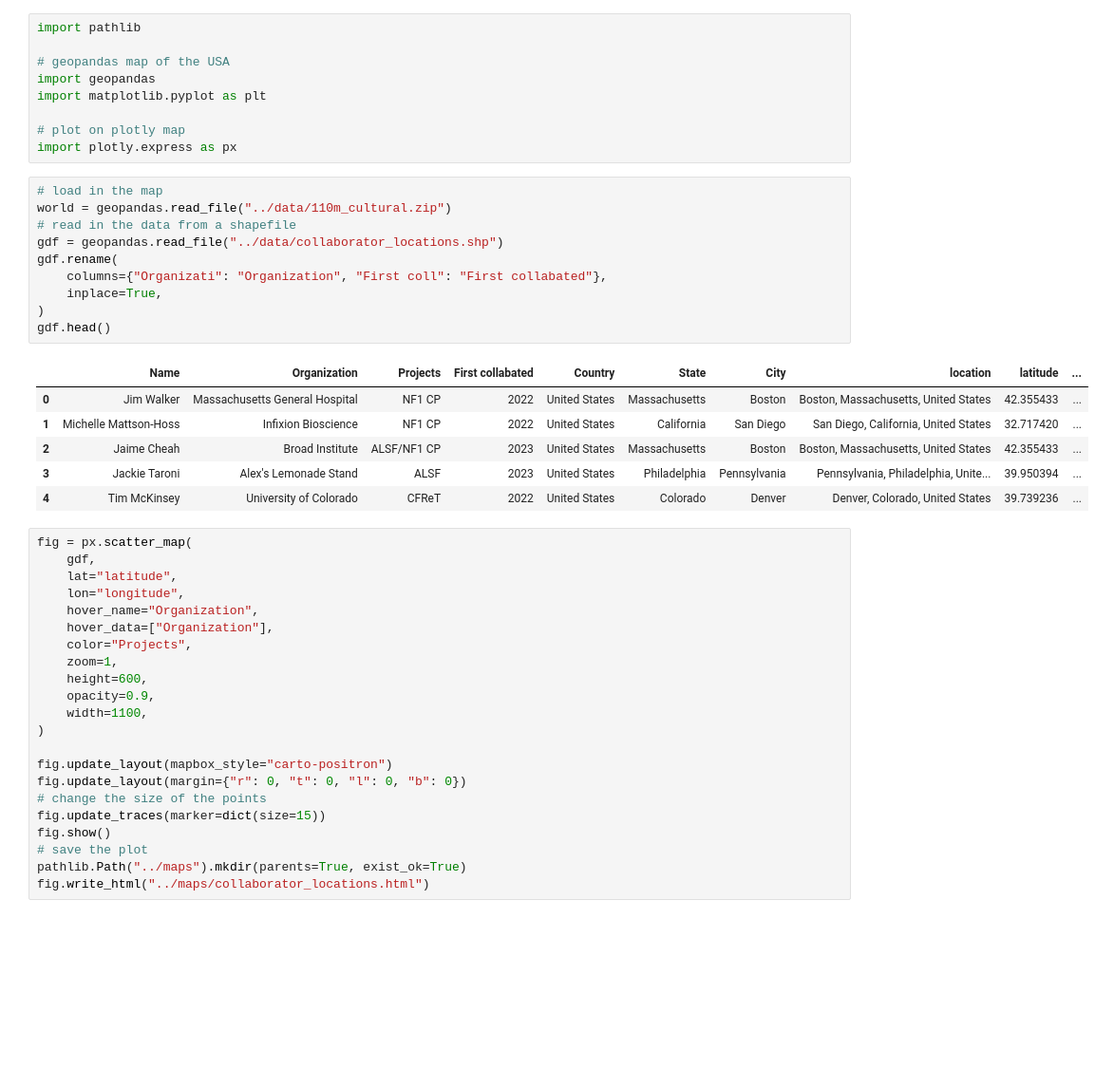
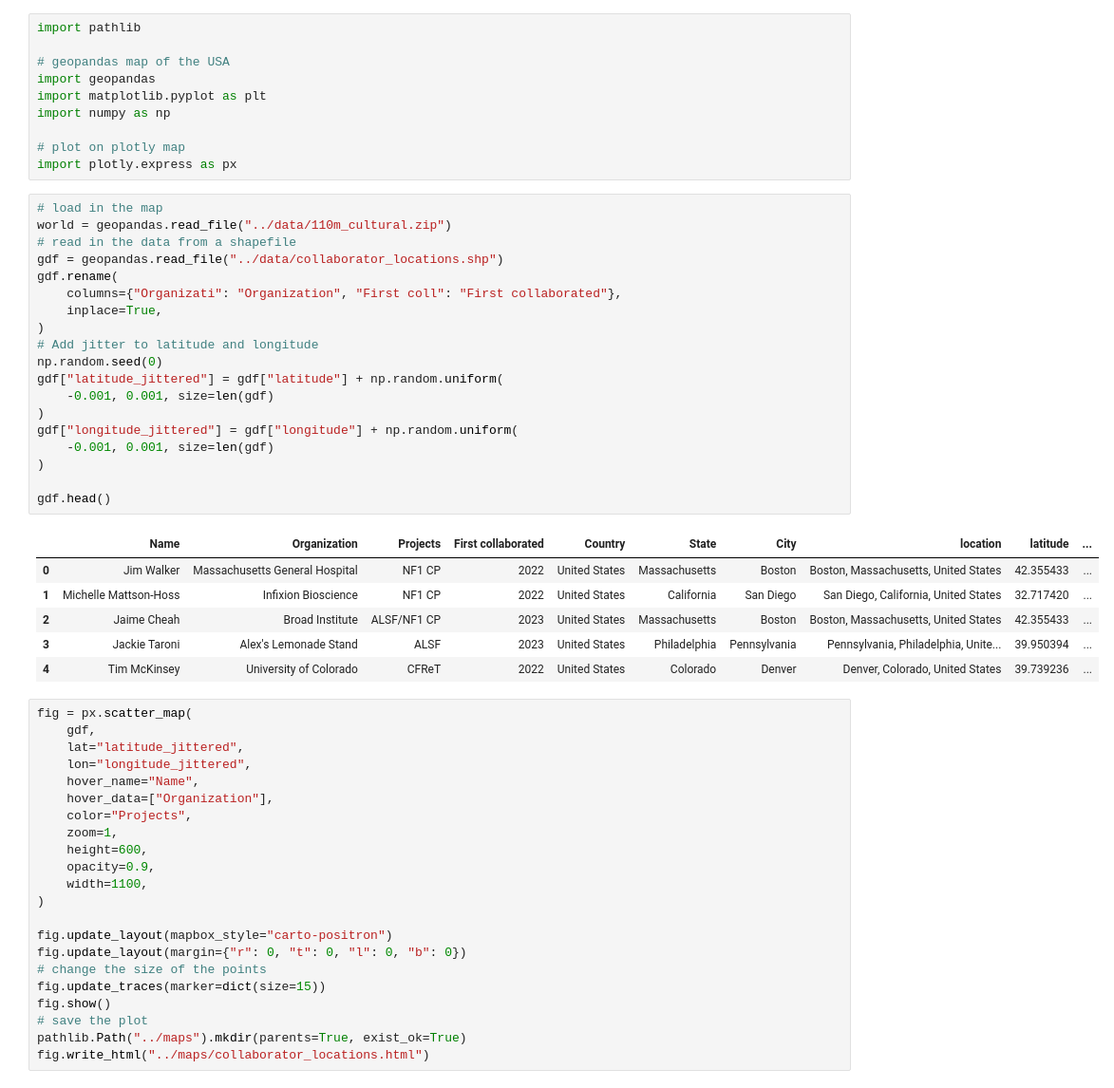
Before and after one commit to MikeLippincott/collaborator_map, a Jupyter notebook: notebooks/1.plot_locations.ipynb, the cells around one changed output. Shown: that part at 95% size. Saved outputs shown, nothing was run; the diff lists cells and outputs as text; blank space fills up the shorter version.

Commit message:
added jitter to points

```diff
--- a/notebooks/1.plot_locations.ipynb
+++ b/notebooks/1.plot_locations.ipynb
@@ -4,21 +4,31 @@ import pathlib
 # geopandas map of the USA
 import geopandas
 import matplotlib.pyplot as plt
+import numpy as np
 
 # plot on plotly map
 import plotly.express as px
 # %%
 # load in the map
 world = geopandas.read_file("../data/110m_cultural.zip")
 # read in the data from a shapefile
 gdf = geopandas.read_file("../data/collaborator_locations.shp")
 gdf.rename(
-    columns={"Organizati": "Organization", "First coll": "First collabated"},
+    columns={"Organizati": "Organization", "First coll": "First collaborated"},
     inplace=True,
 )
+# Add jitter to latitude and longitude
+np.random.seed(0)
+gdf["latitude_jittered"] = gdf["latitude"] + np.random.uniform(
+    -0.001, 0.001, size=len(gdf)
+)
+gdf["longitude_jittered"] = gdf["longitude"] + np.random.uniform(
+    -0.001, 0.001, size=len(gdf)
+)
+
 gdf.head()
 # %% [output]
-|  | Name | Organization | Projects | First collabated | Country | State | City | location | latitude | ... |
+|  | Name | Organization | Projects | First collaborated | Country | State | City | location | latitude | ... |
 | 0 | Jim Walker | Massachusetts General Hospital | NF1 CP | 2022 | United States | Massachusetts | Boston | Boston, Massachusetts, United States | 42.355433 | ... |
 | 1 | Michelle Mattson-Hoss | Infixion Bioscience | NF1 CP | 2022 | United States | California | San Diego | San Diego, California, United States | 32.717420 | ... |
 | 2 | Jaime Cheah | Broad Institute | ALSF/NF1 CP | 2023 | United States | Massachusetts | Boston | Boston, Massachusetts, United States | 42.355433 | ... |
@@ -27,9 +37,9 @@ gdf.head()
 # %%
 fig = px.scatter_map(
     gdf,
-    lat="latitude",
-    lon="longitude",
-    hover_name="Organization",
+    lat="latitude_jittered",
+    lon="longitude_jittered",
+    hover_name="Name",
     hover_data=["Organization"],
     color="Projects",
     zoom=1,
```
Also changed, not shown: 2 other files.
